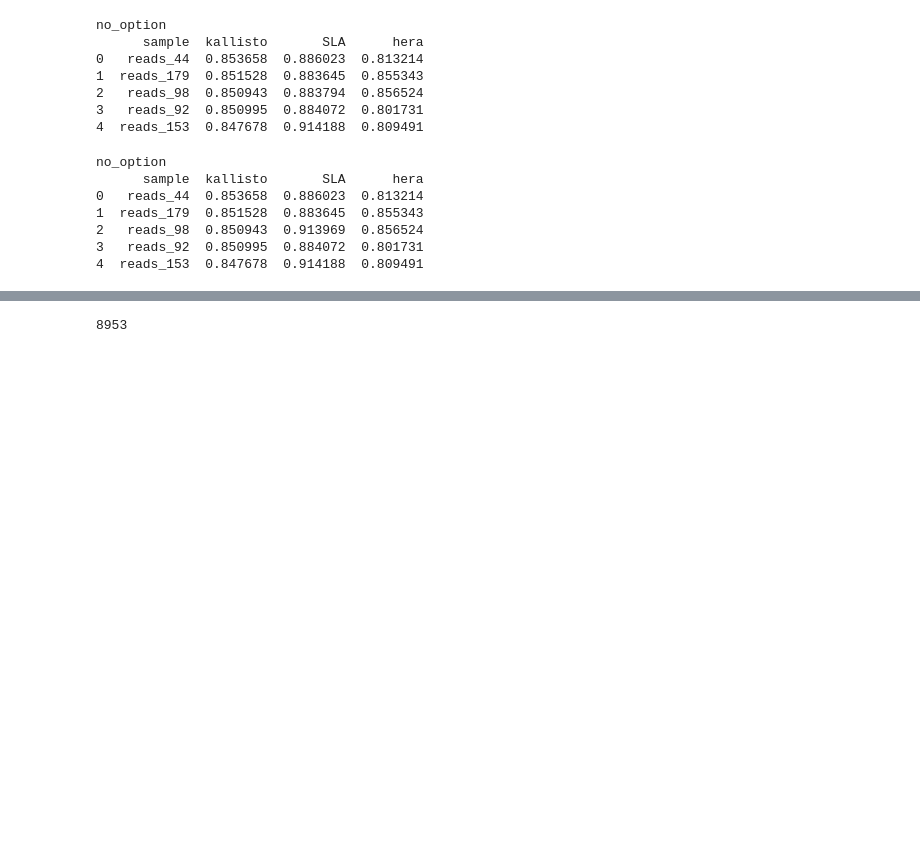
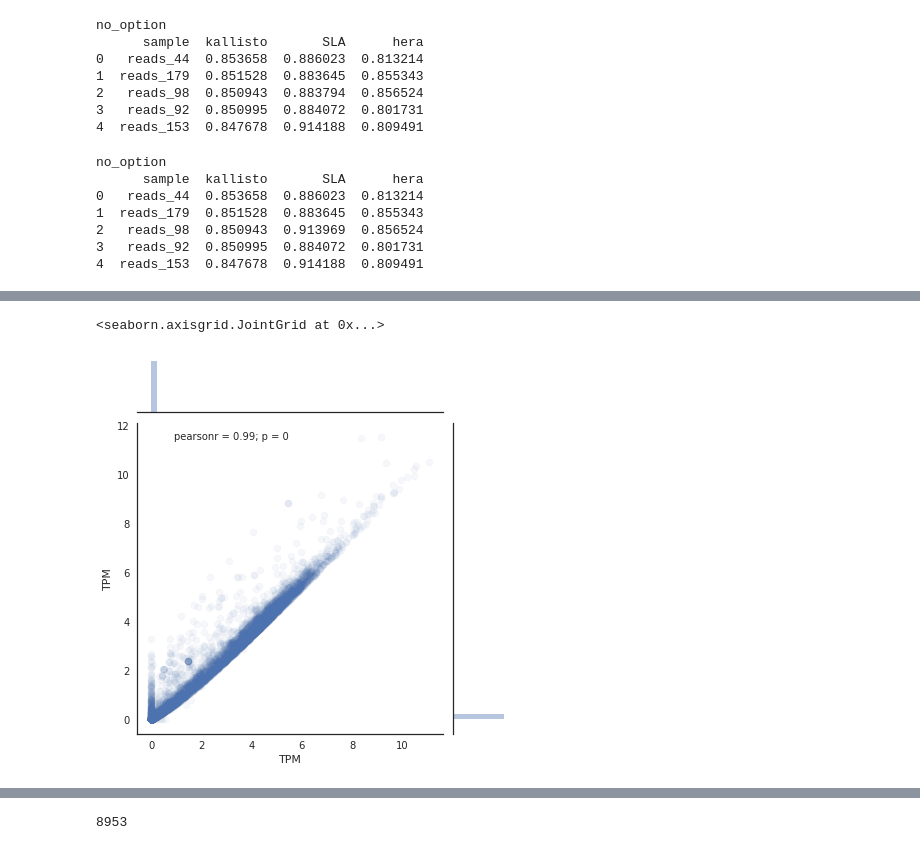
Before and after one commit to COMBINE-lab/selective-alignment-experiment, a Jupyter notebook: bleed_through_experiment/Evaluation_polyester.ipynb, the cells around one changed output, grey strips where cells are left out. Drawn from its saved outputs; the diff is of its cells as text; code cells hidden in the pictures; blank space fills up the shorter version.

```diff
--- a/bleed_through_experiment/Evaluation_polyester.ipynb
+++ b/bleed_through_experiment/Evaluation_polyester.ipynb
@@ -317,3 +359,8 @@ df_eff_length_salmon = pd.read_table("/mnt/scratch7/hirak/bleed_through_7/poly_r
+# %%
+sns.jointplot(np.log(df_salmon_7_no_eff['TPM']+1),np.log(df_salmon_7_eff['TPM']+1), alpha=0.05 )
+# %% [output]
+<seaborn.axisgrid.JointGrid at 0x...>
+[figure, added]
 # %%
 df_eff_length_salmon['Diff'] = df_eff_length_salmon.Length - df_eff_length_salmon.EffectiveLength
 # %%
```
Also changed, not shown: parts of 11 cells of this notebook, 2 other files.
